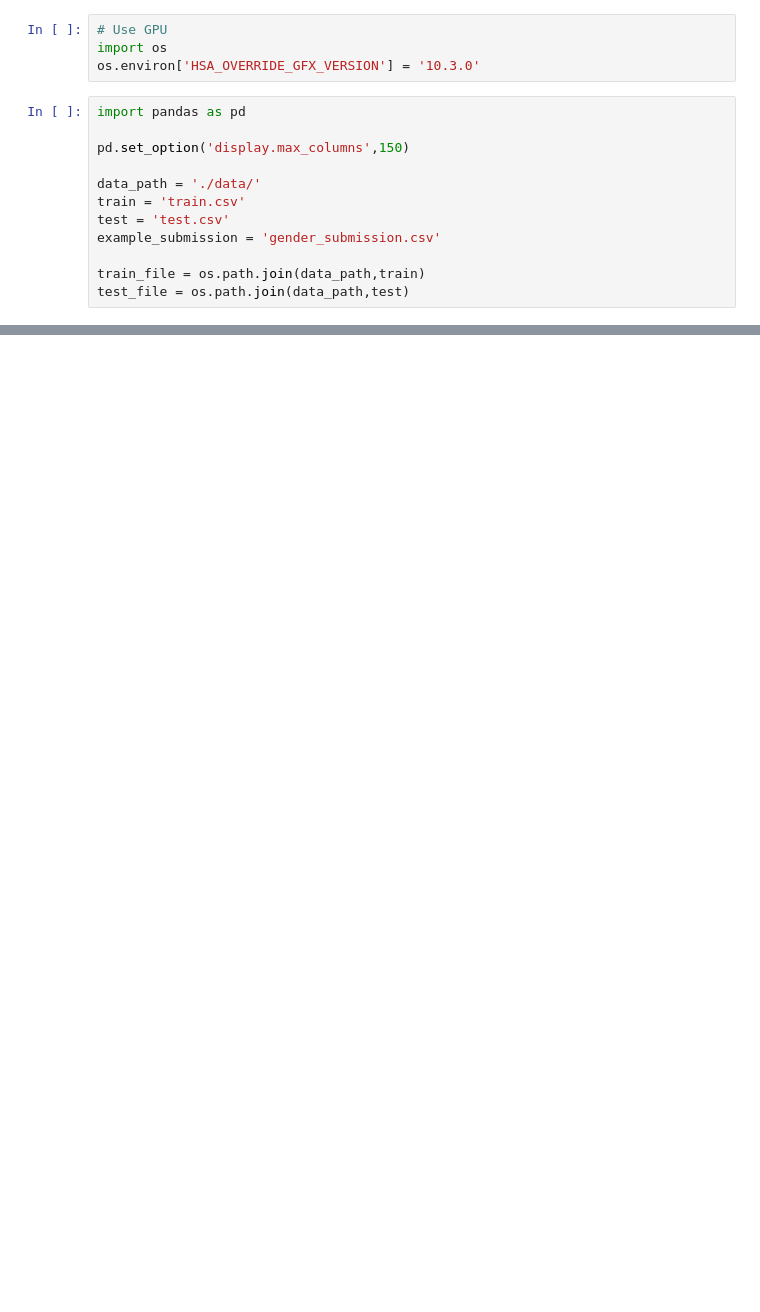
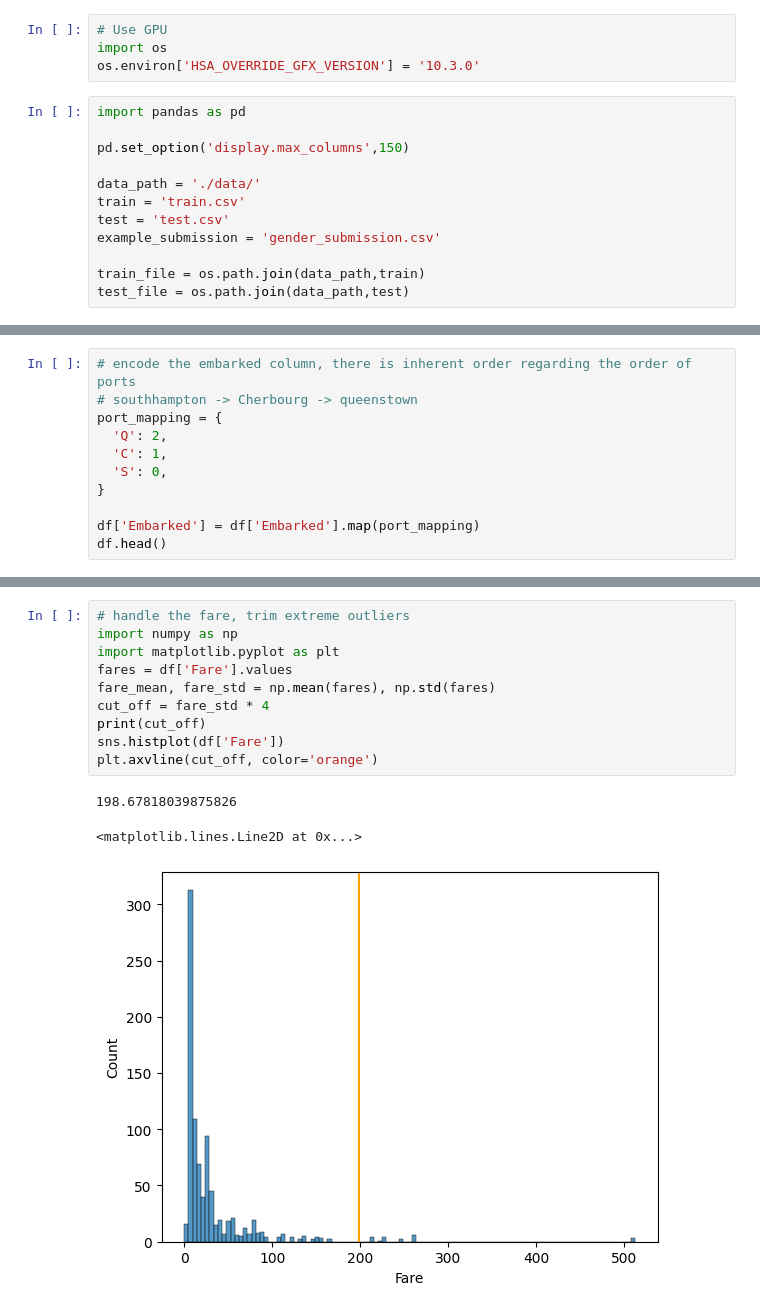
Before and after one commit to lucriver/kaggle-challenges, a Jupyter notebook: titanic/work.ipynb, the cells around one changed output, grey strips where cells are left out. Saved outputs shown, nothing was run; the diff lists cells and outputs as text; blank space fills up the shorter version.

```diff
--- a/titanic/work.ipynb
+++ b/titanic/work.ipynb
@@ -61,0 +85,11 @@ df.head()
+# %%
+# encode the embarked column, there is inherent order regarding the order of ports
+# southhampton -> Cherbourg -> queenstown
+port_mapping = {
+  'Q': 2,
+  'C': 1,
+  'S': 0,
+}
+
+df['Embarked'] = df['Embarked'].map(port_mapping)
+df.head()
@@ -61,0 +176,14 @@ df.head()
+# %%
+# handle the fare, trim extreme outliers
+import numpy as np
+import matplotlib.pyplot as plt
+fares = df['Fare'].values
+fare_mean, fare_std = np.mean(fares), np.std(fares)
+cut_off = fare_std * 4
+print(cut_off)
+sns.histplot(df['Fare'])
+plt.axvline(cut_off, color='orange')
+# %% [output]
+198.67818039875826
+<matplotlib.lines.Line2D at 0x...>
+[figure, added]
```
Also changed, not shown: parts of 22 cells of this notebook, 4 other files.
